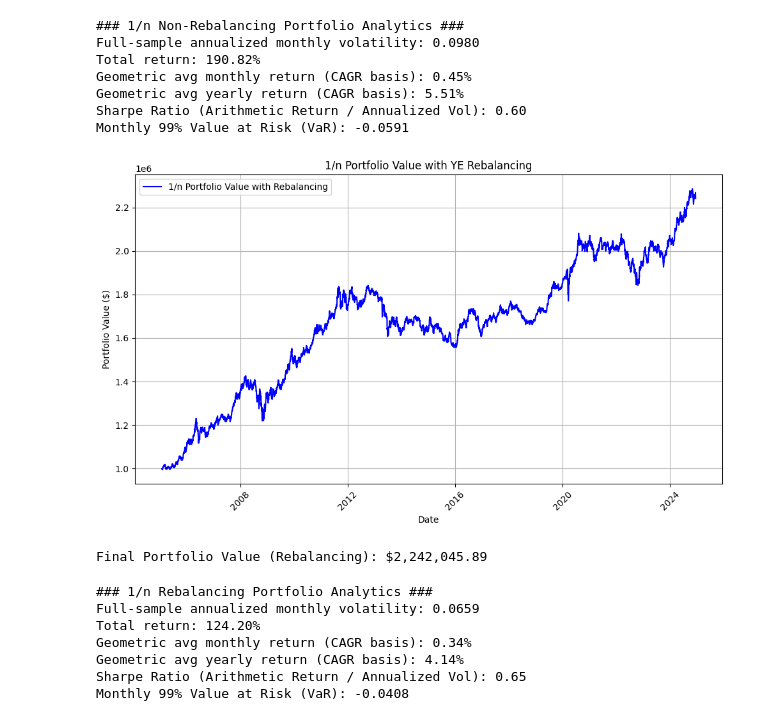
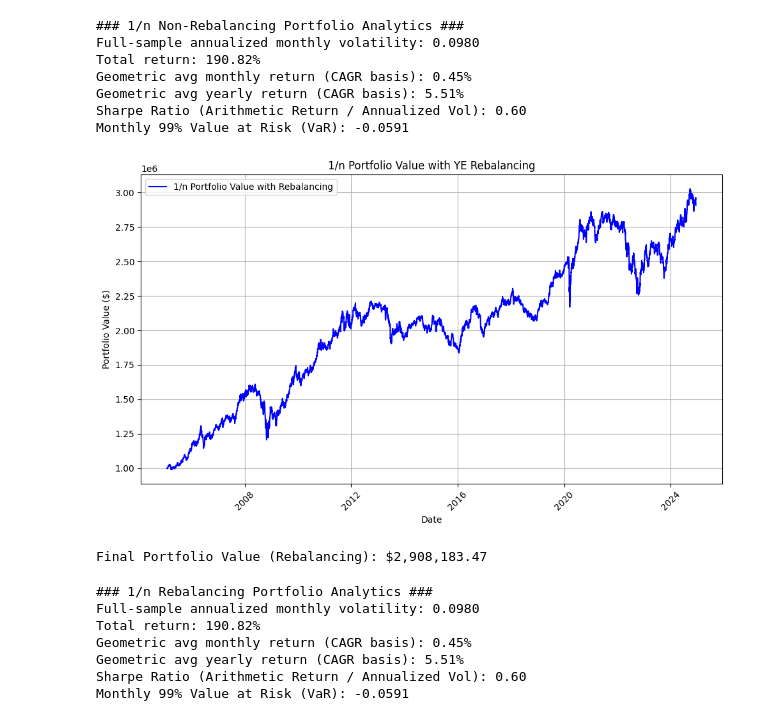
Before and after one commit to plaishev/asset_mgmt_seminar, a Jupyter notebook: 1_over_N.ipynb, the cells around one changed output. Saved outputs shown, nothing was run; the diff lists cells and outputs as text; code cells hidden in the pictures.

```diff
--- a/1_over_N.ipynb
+++ b/1_over_N.ipynb
@@ -200,8 +200,8 @@ portfolio_value_rebalancing.iloc[0] = initial_investment_rebalancing
 
 # Initialize weights
 current_weights = pd.Series(0.0, index=returns.columns)
-current_weights.update(pd.Series(equity_weights_rebalancing).mul(asset_class_weights_rebalancing['equities']))
-current_weights.update(pd.Series(bond_weights_rebalancing).mul(asset_class_weights_rebalancing['bonds']))
+current_weights.update(pd.Series(equity_weights_rebalancing))
+current_weights.update(pd.Series(bond_weights_rebalancing))
 current_weights['Gold'] = asset_class_weights_rebalancing['gold']
 
 # Portfolio rebalancing loop
@@ -220,37 +220,37 @@ for i in range(len(rebal_dates_rebalancing)):
     ]
 
     for d in range(1, len(daily_index_slice)):
         today = daily_index_slice[d]
         yesterday = daily_index_slice[d - 1]
         daily_return = (returns.loc[today] * current_weights).sum()
         portfolio_value_rebalancing.loc[today] = portfolio_value_rebalancing.loc[yesterday] * (1 + daily_return)
 
     # Rebalance weights at the end of this period
     if i < len(rebal_dates_rebalancing) - 1:
-        current_weights.update(pd.Series(equity_weights_rebalancing).mul(asset_class_weights_rebalancing['equities']))
-        current_weights.update(pd.Series(bond_weights_rebalancing).mul(asset_class_weights_rebalancing['bonds']))
+        current_weights.update(pd.Series(equity_weights_rebalancing))
+        current_weights.update(pd.Series(bond_weights_rebalancing))
         current_weights['Gold'] = asset_class_weights_rebalancing['gold']
 
 # Ensure the portfolio value has daily entries
 portfolio_value_rebalancing.ffill(inplace=True)
 
 # Plot the portfolio value
 plt.figure(figsize=(10, 6))
 plt.plot(portfolio_value_rebalancing, label='1/n Portfolio Value with Rebalancing', color='blue')
 plt.title(f'1/n Portfolio Value with {n_frequency_rebalancing} Rebalancing')
 plt.xlabel('Date')
 plt.ylabel('Portfolio Value ($)')
 plt.legend()
 plt.grid(True)
 plt.xticks(rotation=45)
 plt.tight_layout()
 plt.show()
 
 # Print final portfolio value
 print(f"Final Portfolio Value (Rebalancing): ${portfolio_value_rebalancing.iloc[-1]:,.2f}")
 # %% [output]
-[figure, old version]
+[figure, new version]
-Final Portfolio Value (Rebalancing): $2,242,045.89
+Final Portfolio Value (Rebalancing): $2,908,183.47
 # %%
 #### 1/n Rebalancing Portfolio Analytics #### ver 2.0
 
@@ -289,9 +289,9 @@ print(f"Sharpe Ratio (Arithmetic Return / Annualized Vol): {sharpe_ratio_rebalan
 print(f"Monthly 99% Value at Risk (VaR): {VaR_99_rebalancing:.4f}")
 # %% [output]
 ### 1/n Rebalancing Portfolio Analytics ###
-Full-sample annualized monthly volatility: 0.0659
-Total return: 124.20%
-Geometric avg monthly return (CAGR basis): 0.34%
-Geometric avg yearly return (CAGR basis): 4.14%
-Sharpe Ratio (Arithmetic Return / Annualized Vol): 0.65
-Monthly 99% Value at Risk (VaR): -0.0408
+Full-sample annualized monthly volatility: 0.0980
+Total return: 190.82%
+Geometric avg monthly return (CAGR basis): 0.45%
+Geometric avg yearly return (CAGR basis): 5.51%
+Sharpe Ratio (Arithmetic Return / Annualized Vol): 0.60
+Monthly 99% Value at Risk (VaR): -0.0591
```
Also changed, not shown: 3 other files.
